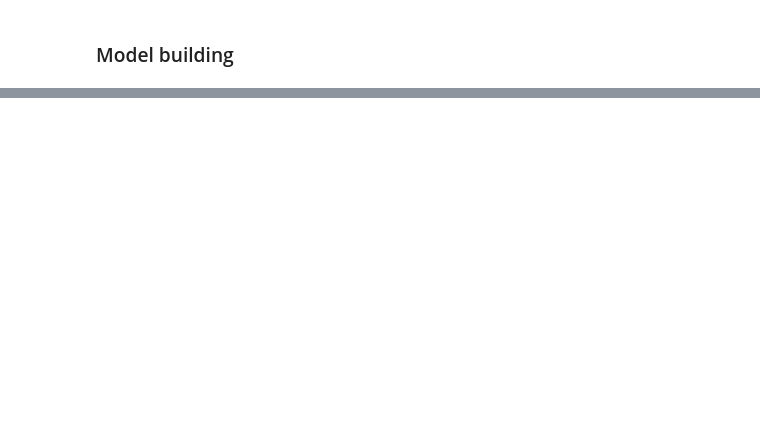
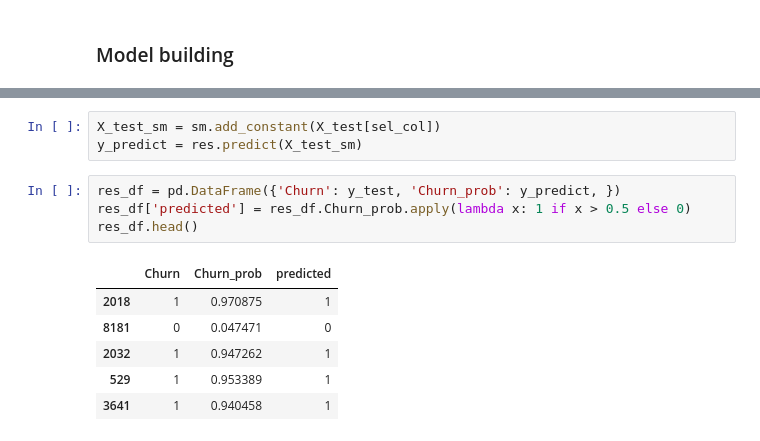
Before and after one commit to artik-gupta/Lead-Score-Case-study-assignment, a Jupyter notebook: LR model.ipynb, the cells around one changed output, grey strips where cells are left out. Drawn from its saved outputs; the diff is of its cells as text; blank space fills up the shorter version.

```diff
--- a/LR model.ipynb
+++ b/LR model.ipynb
@@ -223,0 +371,14 @@ rfe = rfe.fit(X_train, y_train)
+# %%
+X_test_sm = sm.add_constant(X_test[sel_col])
+y_predict = res.predict(X_test_sm)
+# %%
+res_df = pd.DataFrame({'Churn': y_test, 'Churn_prob': y_predict, })
+res_df['predicted'] = res_df.Churn_prob.apply(lambda x: 1 if x > 0.5 else 0)
+res_df.head()
+# %% [output]
+|  | Churn | Churn_prob | predicted |
+| 2018 | 1 | 0.970875 | 1 |
+| 8181 | 0 | 0.047471 | 0 |
+| 2032 | 1 | 0.947262 | 1 |
+| 529 | 1 | 0.953389 | 1 |
+| 3641 | 1 | 0.940458 | 1 |
```
Also changed, not shown: parts of 20 cells of this notebook.
